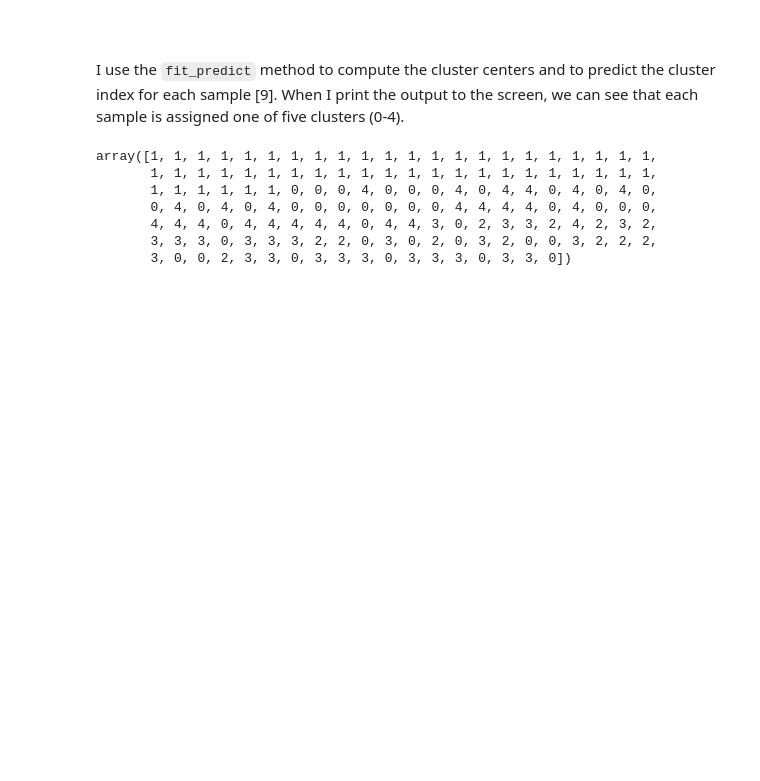
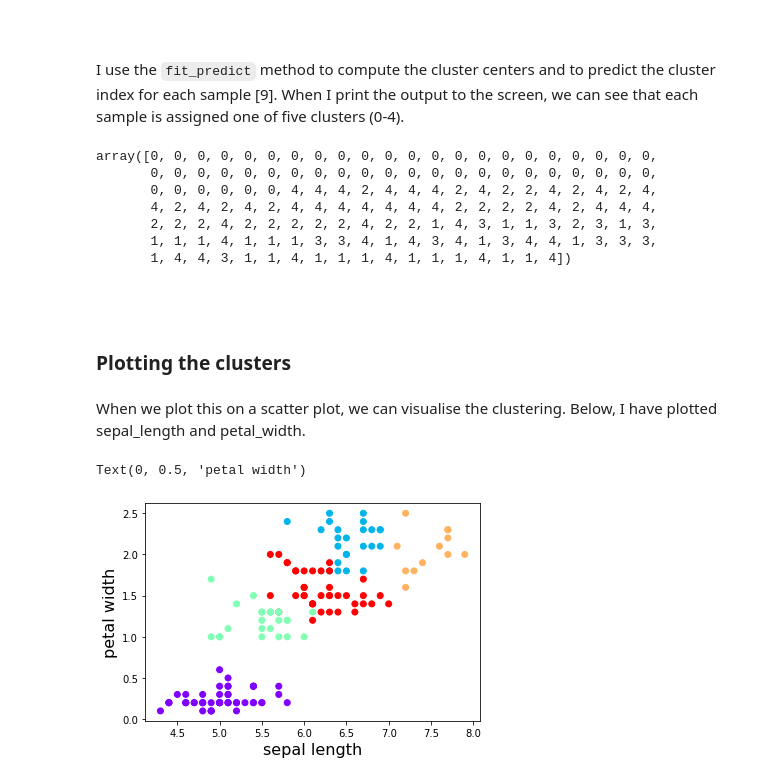
Before and after one commit to colm-o-caoimh/ExploringMachineLearning, a Jupyter notebook: Machine Learning and Statistics - Tasks 2020.ipynb, the cells around one changed output. Cells and saved outputs as stored; diff of their text form; code cells hidden in the pictures; blank space fills up the shorter version.

```diff
--- a/Machine Learning and Statistics - Tasks 2020.ipynb
+++ b/Machine Learning and Statistics - Tasks 2020.ipynb
@@ -535,13 +534,28 @@ kmeans5 = skcl.KMeans(n_clusters=5)
 I use the `fit_predict` method to compute the cluster centers and to predict the cluster index for each sample [9]. When I print the output to the screen, we can see that each sample is assigned one of five clusters (0-4).
 # %%
 # Apply the .fit_predict method to the 4 features
-y_kmeans = kmeans5.fit_predict(x)
-y_kmeans
+y_kmeans5 = kmeans5.fit_predict(x)
+y_kmeans5
 # %% [output]
-array([1, 1, 1, 1, 1, 1, 1, 1, 1, 1, 1, 1, 1, 1, 1, 1, 1, 1, 1, 1, 1, 1,
-       1, 1, 1, 1, 1, 1, 1, 1, 1, 1, 1, 1, 1, 1, 1, 1, 1, 1, 1, 1, 1, 1,
-       1, 1, 1, 1, 1, 1, 0, 0, 0, 4, 0, 0, 0, 4, 0, 4, 4, 0, 4, 0, 4, 0,
-       0, 4, 0, 4, 0, 4, 0, 0, 0, 0, 0, 0, 0, 4, 4, 4, 4, 0, 4, 0, 0, 0,
-       4, 4, 4, 0, 4, 4, 4, 4, 4, 0, 4, 4, 3, 0, 2, 3, 3, 2, 4, 2, 3, 2,
-       3, 3, 3, 0, 3, 3, 3, 2, 2, 0, 3, 0, 2, 0, 3, 2, 0, 0, 3, 2, 2, 2,
-       3, 0, 0, 2, 3, 3, 0, 3, 3, 3, 0, 3, 3, 3, 0, 3, 3, 0])
+array([0, 0, 0, 0, 0, 0, 0, 0, 0, 0, 0, 0, 0, 0, 0, 0, 0, 0, 0, 0, 0, 0,
+       0, 0, 0, 0, 0, 0, 0, 0, 0, 0, 0, 0, 0, 0, 0, 0, 0, 0, 0, 0, 0, 0,
+       0, 0, 0, 0, 0, 0, 4, 4, 4, 2, 4, 4, 4, 2, 4, 2, 2, 4, 2, 4, 2, 4,
+       4, 2, 4, 2, 4, 2, 4, 4, 4, 4, 4, 4, 4, 2, 2, 2, 2, 4, 2, 4, 4, 4,
+       2, 2, 2, 4, 2, 2, 2, 2, 2, 4, 2, 2, 1, 4, 3, 1, 1, 3, 2, 3, 1, 3,
+       1, 1, 1, 4, 1, 1, 1, 3, 3, 4, 1, 4, 3, 4, 1, 3, 4, 4, 1, 3, 3, 3,
+       1, 4, 4, 3, 1, 1, 4, 1, 1, 1, 4, 1, 1, 1, 4, 1, 1, 4])
+# %% [markdown]
+<br>
+# %% [markdown]
+### Plotting the clusters
+# %% [markdown]
+When we plot this on a scatter plot, we can visualise the clustering. Below, I have plotted sepal_length and petal_width.
+# %%
+# Plot sepal length and petal width on scatter plot
+plt.scatter(x[:, 0], x[:, 3], c=y_kmeans5, cmap='rainbow')
+
+plt.xlabel('sepal length', fontsize=16)
+plt.ylabel('petal width', fontsize=16)
+# %% [output]
+Text(0, 0.5, 'petal width')
+[figure, added]
```
Also changed, not shown: parts of 52 cells of this notebook.
